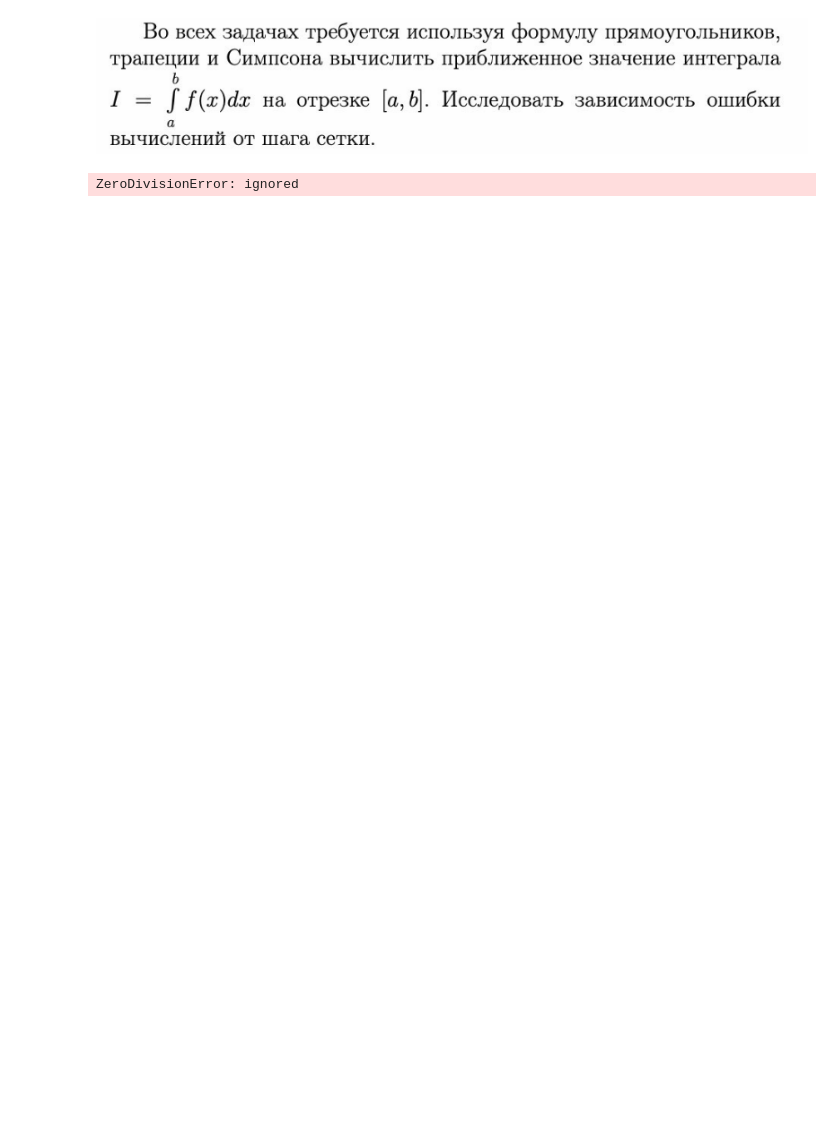
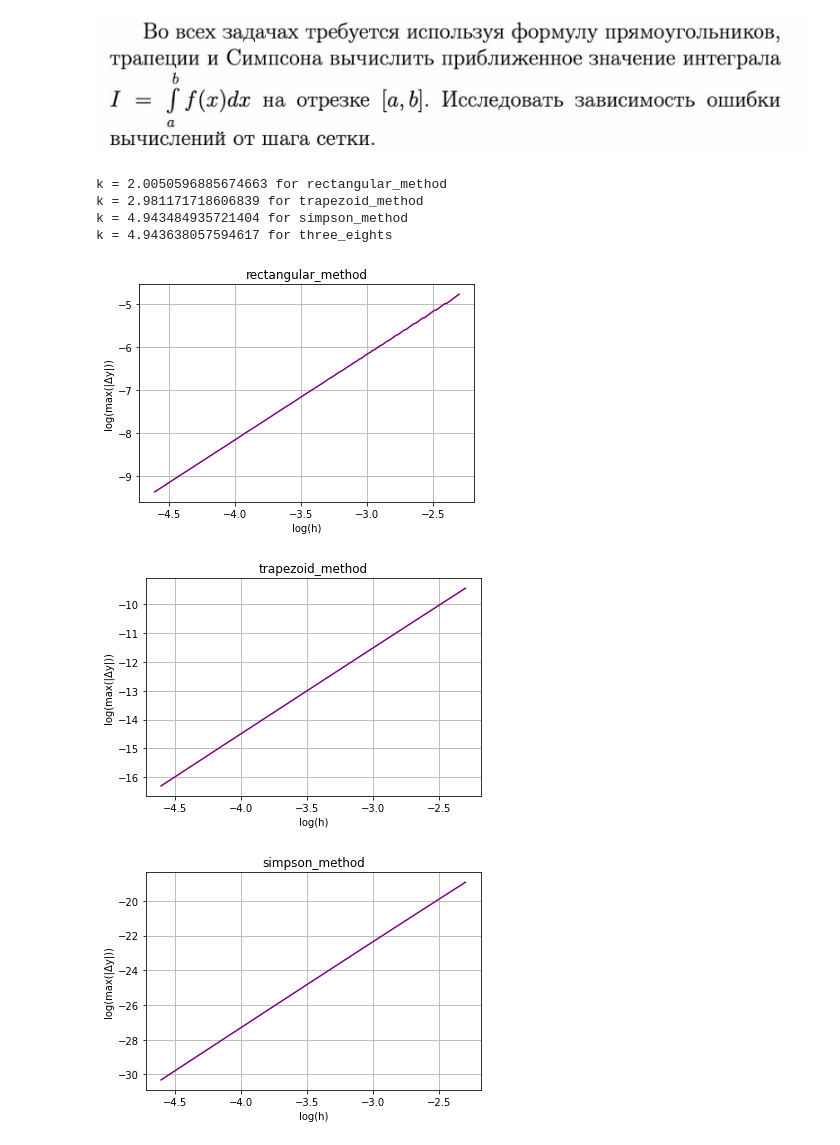
Before and after one commit to mainarel/-Numerical_methods, a Jupyter notebook: Lab3.ipynb, the cells around one changed output. Drawn from its saved outputs; the diff is of its cells as text; code cells hidden in the pictures; blank space fills up the shorter version.

```diff
--- a/Lab3.ipynb
+++ b/Lab3.ipynb
@@ -17,63 +19,85 @@ def simpson_method (a,b,f):
   return(b-a)/6*(f(a)+4*f((a+b)/2)+f(b))
 
 def func(x):
-  return math.sin(x)*x**5
+  return (math.log(x))*x
 
 def integ_real(a, b, f):
   res, err = quad(f, a, b)
   return res
+
+def three_eights(a, b, f):
+    return (b - a) * (f(a) + 3 * f((2 * a + b) / 3) + 3 * f((a + 2 * b) / 3) + f(b)) / 8
 # %%
-a = -1
-b = 1
+a = 1
+b = 2
 h_array = np.arange(0.01, 0.1, 0.001) # min, max, step
 
 def difference(true, result):
-    dfr = [abs(true[i] - result[i]) for i in range(len(result))]
+    dfr = [abs(true[i] - result[i]) for i in range(len(true))]
     return max(dfr)
 
 def logarithm():
-    dfr_array = []
-    yint_array = []
+    dfr1_array = []
+    dfr2_array = []
+    dfr3_array = []
+    dfr4_array = []
+
     hlog_array = []
     y_array = []
 
     for h in h_array:
-
         hlog_array.append(math.log(h))
         x_array = np.arange(a,b+h, h)
 
-        y_real = 0
-        yint = 0
+        error1 = 0
+        error2 = 0
+        error3 = 0
+        error4 = 0
 
         for j in range(len(x_array)-1):
 
           t1 = (integ_real(x_array[j], x_array[j+1], func))
-          y_real = y_real + t1
 
-          t2 = (rectangular_method(x_array[j], x_array[j+1], func)) #method
-          yint = yint + t2
+          t2 = (rectangular_method(x_array[j], x_array[j+1], func))
+          error1 = max(error1, abs(t1 - t2))
 
-        yint_array.append(yint)
-        y_array.append(y_real)
+          t3 = (trapezoid_method(x_array[j], x_array[j+1], func))
+          error2 = max(error2, abs(t1 - t3))
 
-        dfr_array.append(math.log(difference(y_array, yint_array)))
-        yint_array.clear()
-        y_array.clear()
+          t4 = (simpson_method(x_array[j], x_array[j+1], func))
+          error3 = max(error3, abs(t1 - t4))
 
-        #gradient = (dfr_array[-1] - dfr_array[0]) / (hlog_array[-1] - hlog_array[0])
-       # print (gradient)
-    plt.subplot(1,4,1)
-    plt.title("rectangular_method")
-    plt.plot (hlog_array,dfr_array)
+          t5 = (three_eights(x_array[j], x_array[j+1], func))
+          error4 = max(error4, abs(t1 - t5))
+
+        dfr1_array.append(math.log(error1))
+        dfr2_array.append(math.log(error2))
+        dfr3_array.append(math.log(error3))
+        dfr4_array.append(math.log(error4))
+
+    dfr_array = [dfr1_array, dfr2_array, dfr3_array, dfr4_array ]
+    method = ['rectangular_method', 'trapezoid_method','simpson_method', 'three_eights']
+    for i in range (4):
+     dd = plt.figure(i)
+     ax = dd.add_subplot(111)
+     ax.set_xlabel('log(h)')
+     ax.set_ylabel("log(max(|Δy|))")
+     plt.title(method[i])
+     plt.grid()
+     gradient = (dfr_array[i][-1] - dfr_array[i][0]) / (hlog_array[-1] - hlog_array[0])
+     print ('k =', gradient, 'for', method[i])
+
+     plt.plot (hlog_array,dfr_array[i], label = "Абсолютная погрешность", color = 'purple')
     plt.show()
 
 
+
 logarithm()
-
-
-
-
-
-#integ(a,b, func)
 # %% [output]
-ZeroDivisionError: ignored
+k = 2.0050596885674663 for rectangular_method
+k = 2.981171718606839 for trapezoid_method
+k = 4.943484935721404 for simpson_method
+k = 4.943638057594617 for three_eights
+[figure, added]
+[figure, added]
+[figure, added]
```
Also changed, not shown: parts of 2 cells of this notebook.
